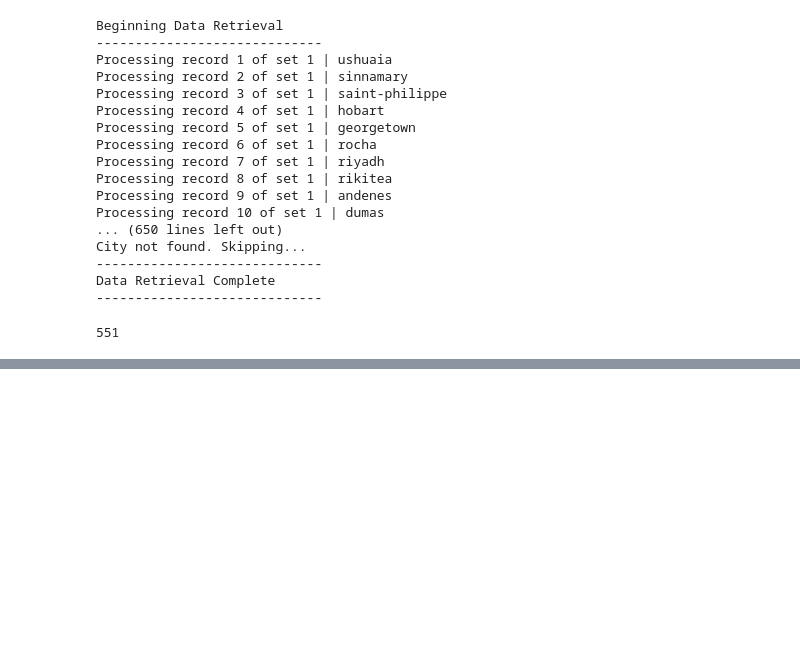
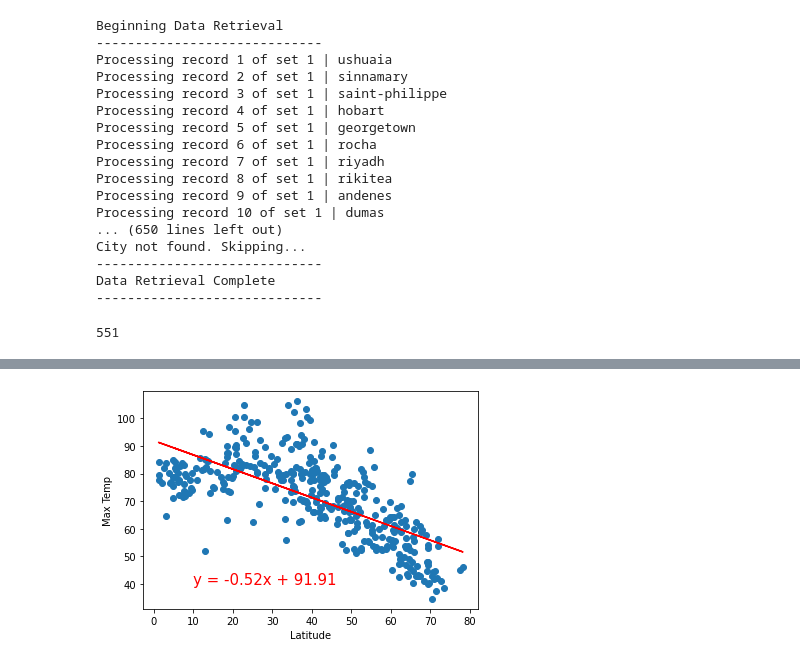
Before and after one commit to rgaucin/World_Weather_Analysis, a Jupyter notebook: WeatherPy.ipynb, the cells around one changed output, grey strips where cells are left out. Saved outputs shown, nothing was run; the diff lists cells and outputs as text; code cells hidden in the pictures; blank space fills up the shorter version.

Commit message:
add linear regressions

```diff
--- a/WeatherPy.ipynb
+++ b/WeatherPy.ipynb
@@ -198,0 +199,39 @@ for i, (data_title, field_info) in enumerate(data_field_dict.items()):
+# %%
+# import linregress
+from scipy.stats import linregress
+
+# create a function to perform linear regression on the weather data
+# then plot the regression line and equation with the data
+def plot_linear_regression(x_vals, y_vals, title, ylabel, text_coords):
+
+    # run regression on hemisphere weather data
+    (slope, intercept, r_val, p_val, std_err) = linregress(x_vals, y_vals)
+
+    # calculate the regression line y-values
+    regression_vals = x_vals * slope + intercept
+
+    # get the equation of the regression line
+    line_eq = "y = " + str(round(slope,2)) + "x + " + str(round(intercept,2))
+
+    # plot data and regression line
+    plt.scatter(x_vals, y_vals)
+    plt.plot(x_vals, regression_vals, "r")
+
+    # annotate and show plot
+    plt.annotate(line_eq, text_coords, fontsize=15, color="red")
+    plt.xlabel("Latitude")
+    plt.ylabel(ylabel)
+    plt.show()
+# %%
+# filter city weather data into northern and southern hemisphere DataFrames
+northern_hemi_df = city_data_df.loc[(city_data_df["Lat"] >= 0)]
+southern_hemi_df = city_data_df.loc[(city_data_df["Lat"] < 0)]
+# %%
+# linear regression on northern hemisphere for max temperature
+x_vals = northern_hemi_df["Lat"]
+y_vals = northern_hemi_df["Max Temp"]
+
+plot_linear_regression(x_vals, y_vals, "Linear Regression on Northern Hemisphere for Max Temperature",
+                       "Max Temp", (10,40))
+# %% [output]
+[figure, added]
```
Also changed, not shown: parts of 11 cells of this notebook.
